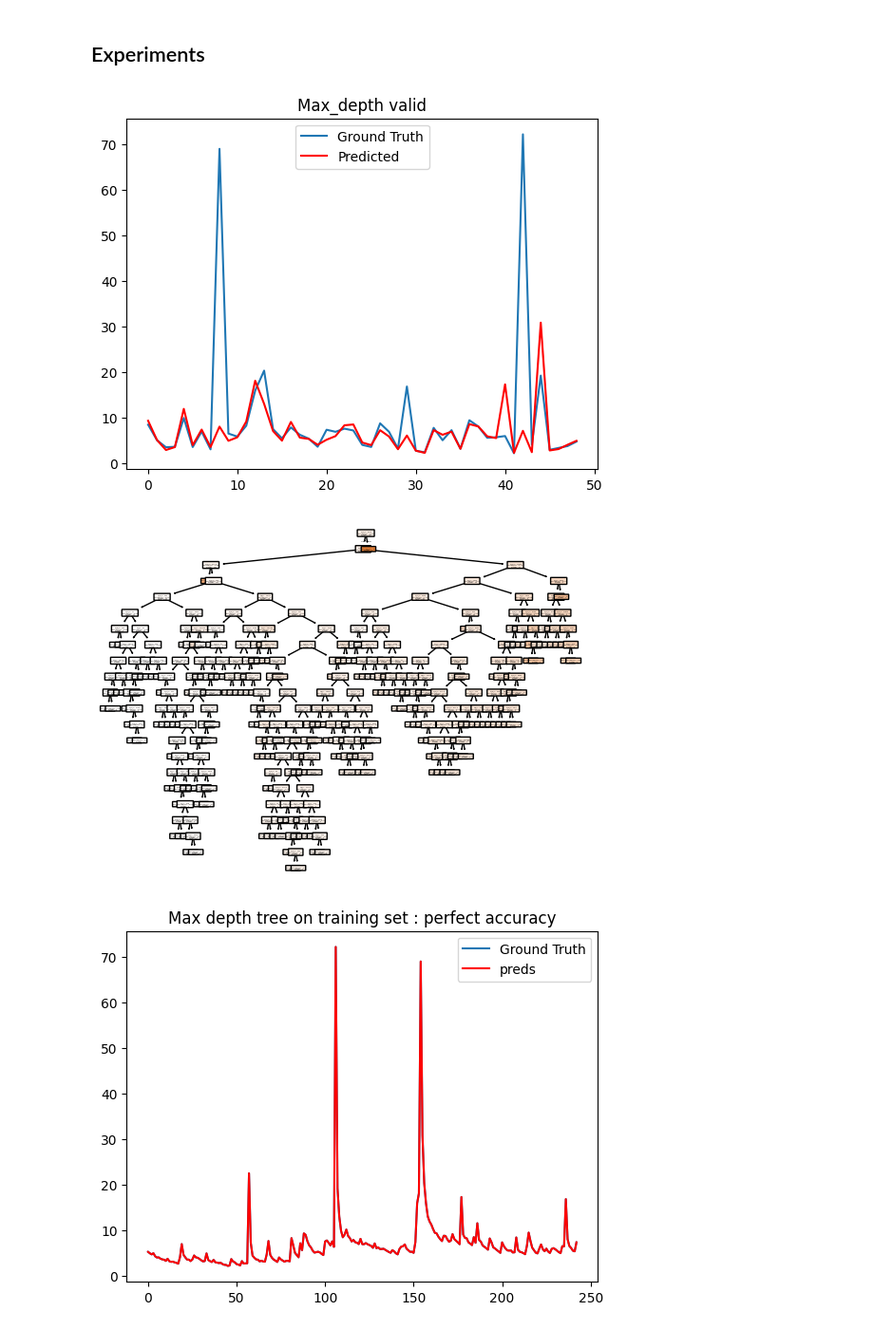
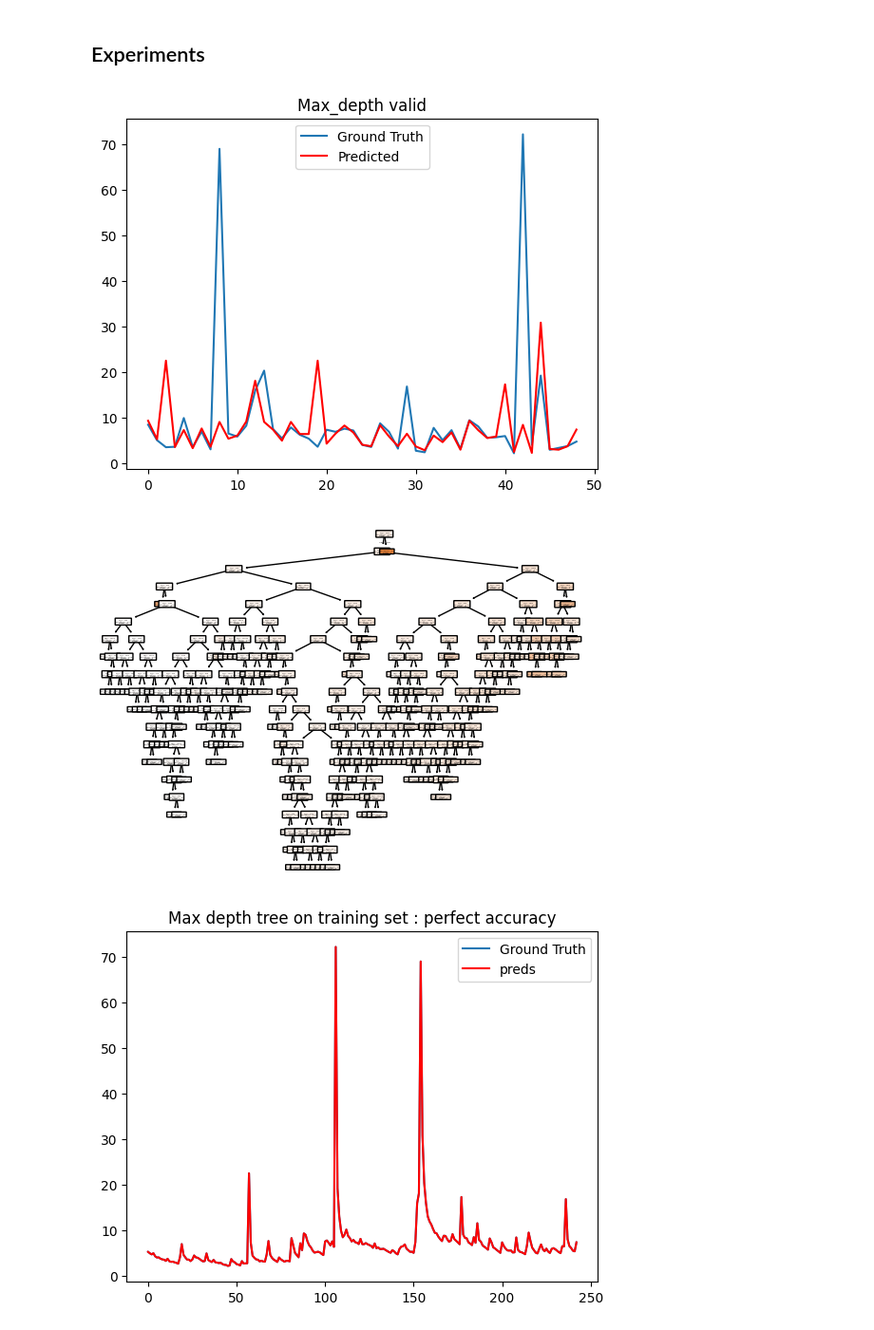
Before and after one commit to vdorseuil/ML_forecast, a Jupyter notebook: cart.ipynb, the cells around one changed output. Shown at 95% size. Drawn from its saved outputs; the diff is of its cells as text; code cells hidden in the pictures.

```diff
--- a/cart.ipynb
+++ b/cart.ipynb
@@ -32,26 +33,26 @@ x_austria = pd.concat([x_austria, x_tl[["GERMANY_MARGINAL_CAPACITY_PRICE_[(EUR/M
 # %%
 # Classical Train/Valid max depth
 
-X_train, X_valid, y_train, y_valid = train_test_split(X_ger, y_ger, test_size=0.2, random_state=0)
+X_train, X_valid, y_train, y_valid = train_test_split(x_germany, y_germany, test_size=0.2, random_state=0)
 
 max_depth = None  # Aucun maximum de profondeur pour un arbre maximal
 regressor = DecisionTreeRegressor(max_depth=max_depth)
 regressor.fit(X_train, y_train)
 
 y_pred = regressor.predict(X_valid)
 
 
 plt.plot(y_valid.reset_index(drop=True), label='Ground Truth')
 plt.plot(y_pred, color='red', label='Predicted')
 plt.title('Max_depth valid')
 plt.legend()
 plt.show()
 
 plot_tree(regressor, filled=True, rounded=True)
 plt.show()
 # %% [output]
-[figure, old version]
+[figure, new version]
-[figure, old version]
+[figure, new version]
 # %%
 #Max Depth without train / valid split
 
```
Also changed, not shown: parts of 30 cells of this notebook, 9 other files.
